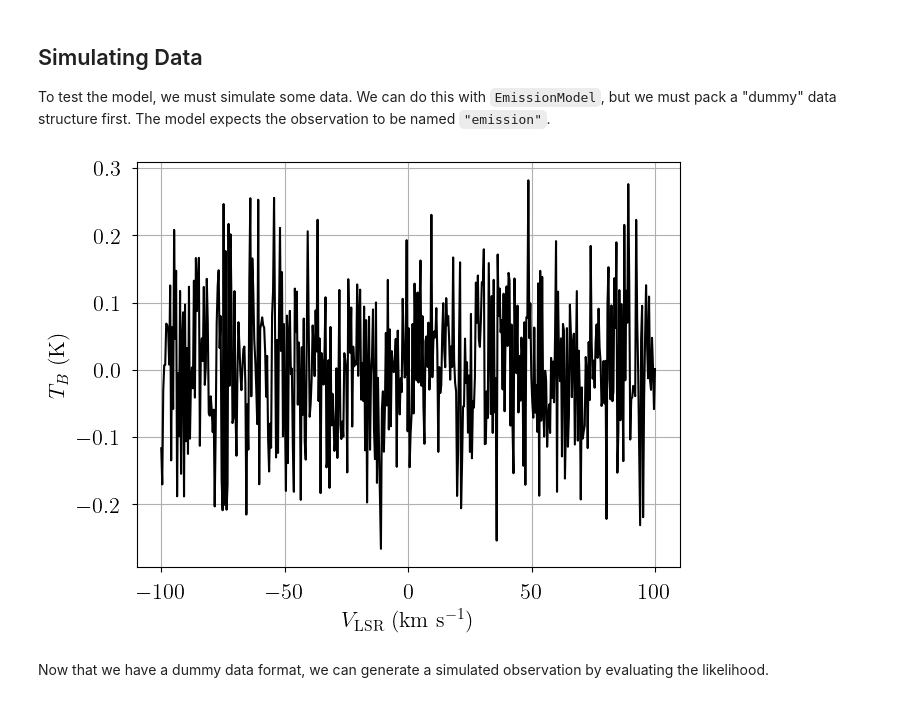
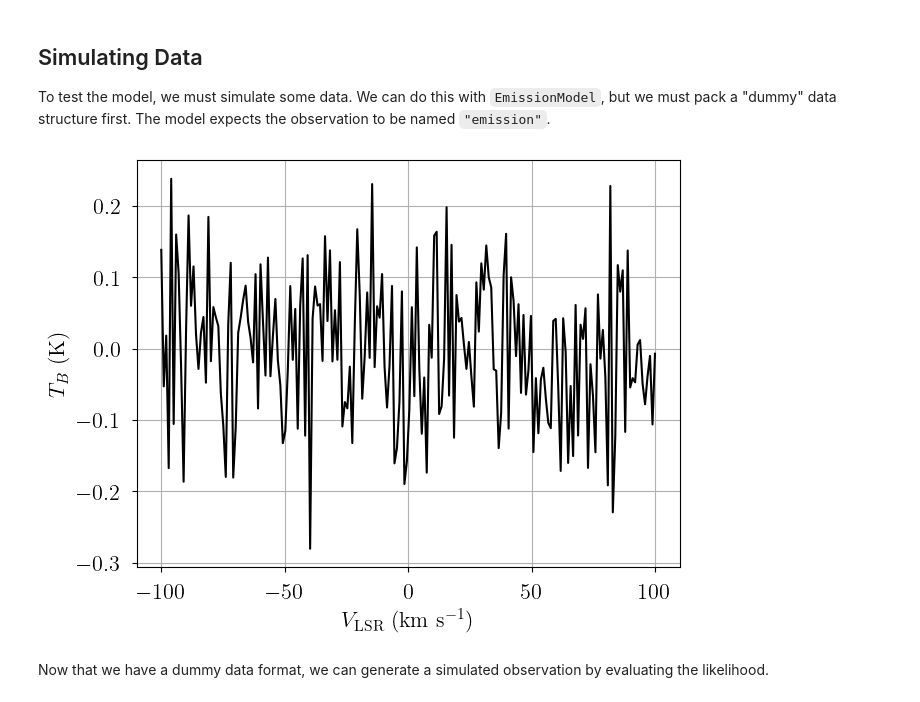
Before and after one commit to tvwenger/caribou_hi, a Jupyter notebook: docs/source/notebooks/emission_model.ipynb, the cells around one changed output. Drawn from its saved outputs; the diff is of its cells as text; code cells hidden in the pictures.

```diff
--- a/docs/source/notebooks/emission_model.ipynb
+++ b/docs/source/notebooks/emission_model.ipynb
@@ -37,32 +31,32 @@ To test the model, we must simulate some data. We can do this with `EmissionMode
 # %%
 from bayes_spec import SpecData
 
 # spectral axes definition
-velo_axis = np.linspace(-100.0, 100.0, 500) # km s-1
+velo_axis = np.linspace(-100.0, 100.0, 200) # km s-1
 
 # data noise can either be a scalar (assumed constant noise across the spectrum)
 # or an array of the same length as the data
 rms = 0.1 # K
 
 # brightness data. In this case, we just throw in some random data for now
 # since we are only doing this in order to simulate some actual data.
 emission = rms * np.random.randn(len(velo_axis))
 
 dummy_data = {"emission": SpecData(
     velo_axis,
     emission,
     rms,
     xlabel=r"$V_{\rm LSR}$ (km s$^{-1}$)",
     ylabel=r"$T_B$ (K)",
 )}
 
 # Plot dummy data
 fig, ax = plt.subplots(layout="constrained")
 ax.plot(dummy_data["emission"].spectral, dummy_data["emission"].brightness, "k-")
 ax.set_xlabel(dummy_data["emission"].xlabel)
 _ = ax.set_ylabel(dummy_data["emission"].ylabel)
 # %% [output]
-[figure, old version]
+[figure, new version]
 # %% [markdown]
 Now that we have a dummy data format, we can generate a simulated observation by evaluating the likelihood.
 # %%
```
Also changed, not shown: parts of 21 cells of this notebook, 15 other files.
